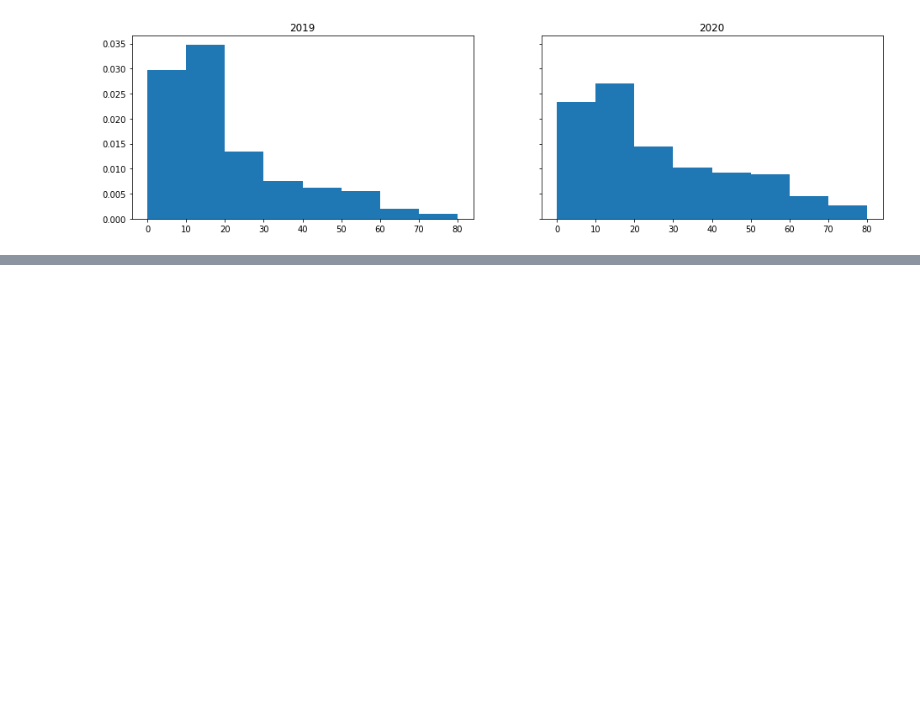
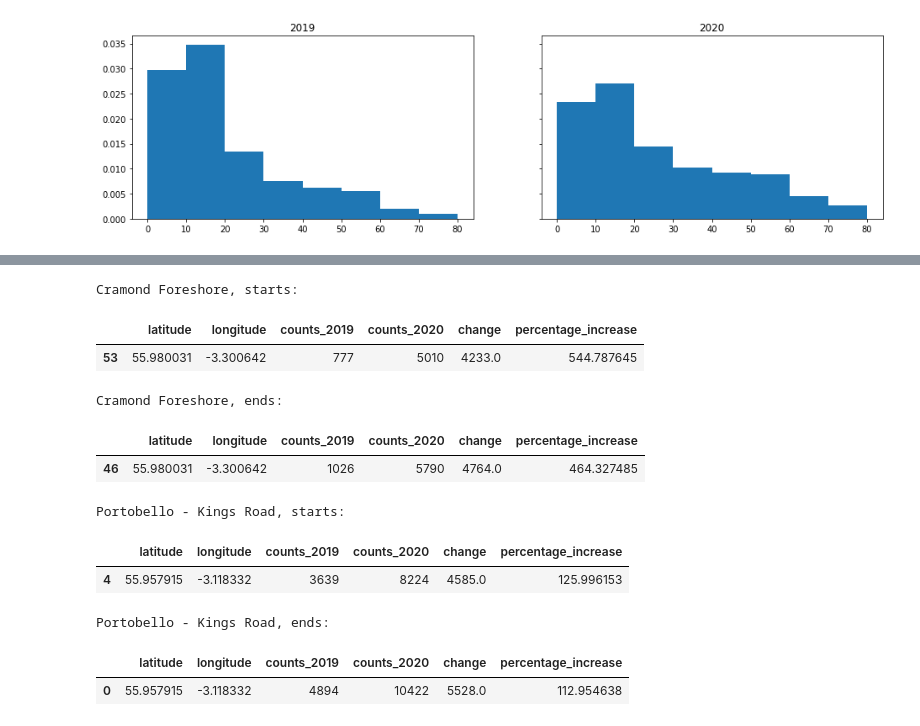
Before and after one commit to Inf2-FDS-2020-2021/final-project-apaj, a Jupyter notebook: exploring.ipynb, the cells around one changed output, grey strips where cells are left out. Drawn from its saved outputs; the diff is of its cells as text; code cells hidden in the pictures; blank space fills up the shorter version.

```diff
--- a/exploring.ipynb
+++ b/exploring.ipynb
@@ -284,0 +386,34 @@ plt.show()
+# %%
+def get_coordinates(station_id=None, name=None):
+    if station_id is not None:
+        lat = trips_2020.loc[trips_2020.start_station_id == station_id, 'start_station_latitude'].iloc[0]
+        long = trips_2020.loc[trips_2020.start_station_id == station_id, 'start_station_longitude'].iloc[0]
+        return lat, long
+    elif name is not None:
+        lat = trips_2020.loc[trips_2020.start_station_name == name, 'start_station_latitude'].iloc[0]
+        long = trips_2020.loc[trips_2020.start_station_name == name, 'start_station_longitude'].iloc[0]
+        return lat, long
+
+def display_location_stats(name):
+    lat, long = get_coordinates(name=name)
+    print(f'{name}, starts:')
+    display(starts[(starts.latitude == lat) & (starts.longitude == long)])
+    print(f'{name}, ends:')
+    display(ends[(ends.latitude == lat) & (ends.longitude == long)])
+
+# both of these have changes well above average. Can we do something with that?
+display_location_stats('Cramond Foreshore')
+display_location_stats('Portobello - Kings Road')
+# %% [output]
+Cramond Foreshore, starts:
+|  | latitude | longitude | counts_2019 | counts_2020 | change | percentage_increase |
+| 53 | 55.980031 | -3.300642 | 777 | 5010 | 4233.0 | 544.787645 |
+Cramond Foreshore, ends:
+|  | latitude | longitude | counts_2019 | counts_2020 | change | percentage_increase |
+| 46 | 55.980031 | -3.300642 | 1026 | 5790 | 4764.0 | 464.327485 |
+Portobello - Kings Road, starts:
+|  | latitude | longitude | counts_2019 | counts_2020 | change | percentage_increase |
+| 4 | 55.957915 | -3.118332 | 3639 | 8224 | 4585.0 | 125.996153 |
+Portobello - Kings Road, ends:
+|  | latitude | longitude | counts_2019 | counts_2020 | change | percentage_increase |
+| 0 | 55.957915 | -3.118332 | 4894 | 10422 | 5528.0 | 112.954638 |
```
Also changed, not shown: parts of 7 cells of this notebook.
